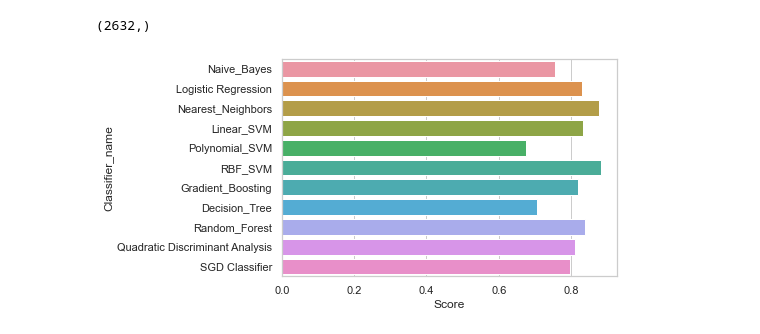
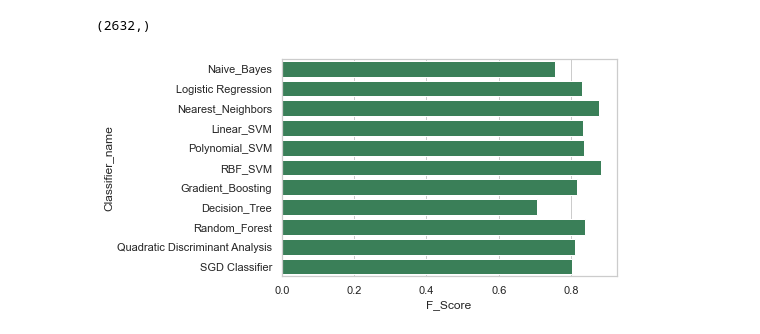
Before and after one commit to FgSurewin/Brain_Tumor_Project, a Jupyter notebook: notebooks/Niloufar_notebook.ipynb, the cells around one changed output. Cells and saved outputs as stored; diff of their text form; code cells hidden in the pictures.

Commit message:
Evaluation metrics updated

```diff
--- a/notebooks/Niloufar_notebook.ipynb
+++ b/notebooks/Niloufar_notebook.ipynb
@@ -597,7 +602,7 @@ classifiers = [
     LogisticRegression(random_state=0, max_iter=1000, C=1.0),
     KNeighborsClassifier(n_neighbors=3),
     SVC(kernel="linear", C=0.025,random_state=0),
-    SVC(kernel="poly", degree=3, C=0.025,random_state=0),
+    SVC(kernel="poly", random_state=0),
     SVC(kernel="rbf", random_state=0),
     GradientBoostingClassifier(n_estimators=100, learning_rate=1.0),
     DecisionTreeClassifier(max_depth=5),
@@ -611,33 +616,48 @@ Y_train.shape
 # %% [output]
 (2632,)
 # %%
+
+#from sklearn.metrics import precision_recall_fscore_support
+from sklearn.metrics import precision_score
+from sklearn.metrics import recall_score
+from sklearn.metrics import f1_score
 from sklearn.metrics import roc_auc_score
-from sklearn.metrics import precision_recall_fscore_support
+
 
 classification_scores = []
-#classification_precision = []
-#classification_recall = []
+precision = []
+recall = []
+Fscore = []
 classificaation_auc = []
-Y_train = np.array(y_train.values).astype(int)
-Y_test = np.array(y_test.values).astype(int)
 
 
 for name, clf in zip(names, classifiers):
 
     clf.fit(X_train_pca, Y_train)
     y_pred = clf.predict(X_test_pca)
-    score = clf.score(X_test_pca, Y_test)
-    auc = roc_auc_score(Y_test,y_pred)
+    score = clf.score(X_test_pca, y_test)
+    prec = precision_score(y_test, y_pred, average='micro')
+    rec = recall_score(y_test, y_pred, average='micro')
+    fs= f1_score(y_test, y_pred, average='micro')
+    auc = roc_auc_score(y_test,y_pred, average = 'macro')
     classification_scores.append(score)
+    precision.append(prec)
+    recall.append(rec)
+    Fscore.append(fs)
     classificaation_auc.append(auc)
 # %%
 df = pd.DataFrame()
 df['Classifier_name'] = names
-df['Score'] = classification_scores
+df['Accuracy'] = classification_scores
+df['Precision'] = precision
+df['Recall'] = recall
+df['F_Score'] = Fscore
+df['AUC'] = classificaation_auc
+
 
 colors = sns.color_palette("rocket_r", as_cmap=True)
 color_df = df.style.background_gradient(cmap=colors)
 
-ax = sns.barplot(y="Classifier_name", x="Score", data=df)
+ax = sns.barplot(y="Classifier_name", x="F_Score", data=df, color='seagreen')
 # %% [output]
-[figure, old version]
+[figure, new version]
```
Also changed, not shown: parts of 11 cells of this notebook.
